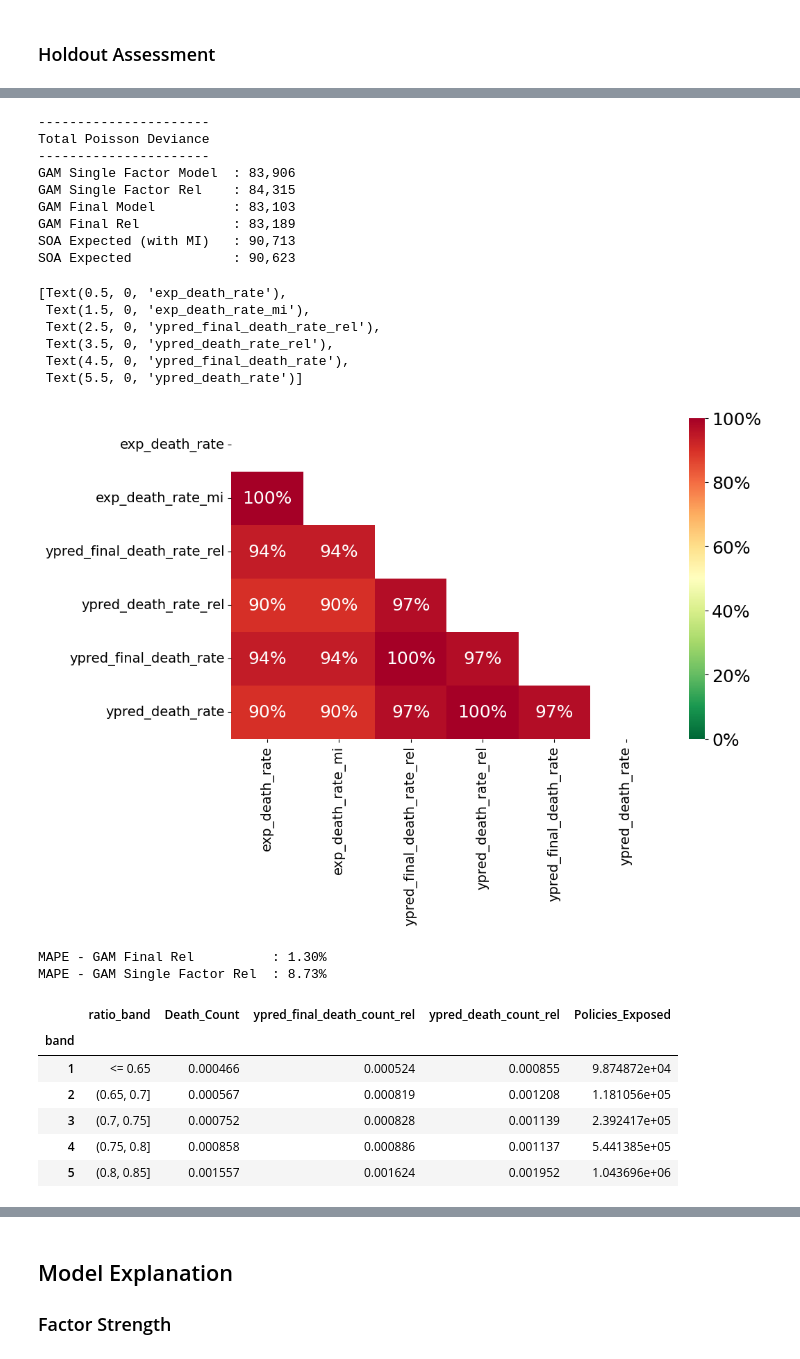
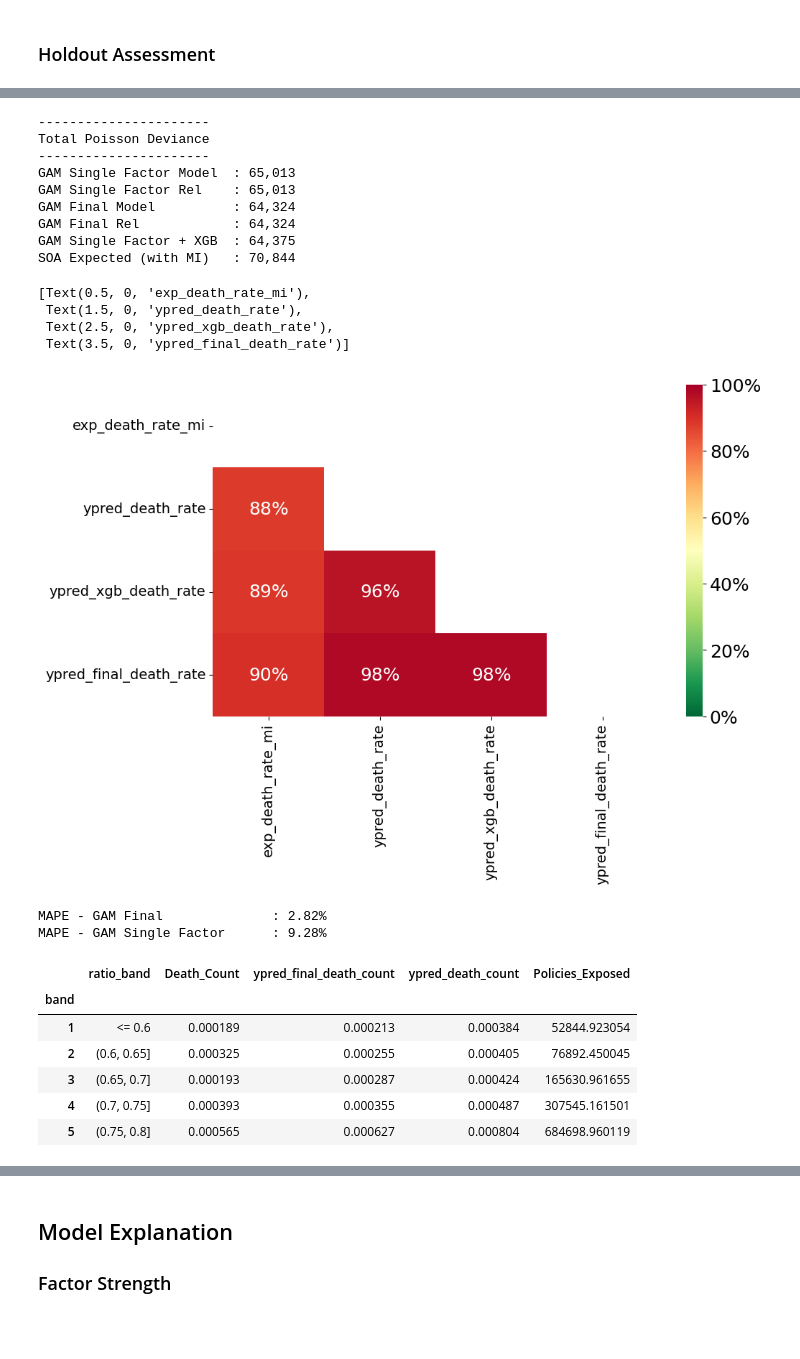
Before and after one commit to ckjackytam/ifoa-ds-health-care-wp, a Jupyter notebook: Python/big-pitch/04 - Final Model with Interaction.ipynb, the cells around one changed output, grey strips where cells are left out. Drawn from its saved outputs; the diff is of its cells as text; code cells hidden in the pictures; blank space fills up the shorter version.

```diff
--- a/Python/big-pitch/04 - Final Model with Interaction.ipynb
+++ b/Python/big-pitch/04 - Final Model with Interaction.ipynb
@@ -277,8 +278,8 @@ term_string, num_feat_map, cat_feat_map, interact_term_map = (
         cat_feat,
         X_train,
         interaction_term_list=interaction_list,
-        mono_dec_var_list=["Face_Amount_Band_ordinal"],
-        mono_inc_var_list=["Duration", "Issue_Age"],
+        mono_dec_var_list=["Face_Amount_Band_ordinal", "Issue_Year"],
+        # mono_inc_var_list=["Duration"],
     )
 )
 print(term_string)
@@ -608,9 +609,7 @@ ypred_test_df = (
         model_data[
             [
                 "Death_Count",
-                "ExpDth_VBT2015_Cnt",
                 "ExpDth_VBT2015wMI_Cnt",
-                "exp_death_rate",
                 "exp_death_rate_mi",
             ]
         ]
@@ -787,6 +786,6 @@ ypred_test_df["ypred_final_death_count_rel"] = (
 )
 ypred_test_df["ratio_diff"] = (
     ypred_test_df["ypred_final_death_count_rel"] / ypred_test_df["ypred_final_death_count"]
-)
+).round(rounding_num)
 ypred_test_df
 # %% [output]
@@ -808,11 +812,12 @@ ypred_test_df
 ### Holdout Assessment
 # %%
 ypred_sf_df = pd.read_parquet(sf_gam_pred_file)
+ypred_xgb_df = pd.read_parquet(xgb_gam_pred_file)
 
 # Left join the single-factor GAM predictions onto the ypred dataframe
 ypred_test_df = ypred_test_df.join(
     ypred_sf_df[["ypred_death_count", "ypred_death_rate_rel", "ypred_death_count_rel"]]
-)
+).join(ypred_xgb_df[["ypred_xgb_death_count", "ypred_xgb_death_rate"]])
 ypred_test_df["ypred_death_rate"] = (
     ypred_test_df["ypred_death_count"] / ypred_test_df[exposure]
 )
@@ -835,14 +857,13 @@ rel_final_dev = utils.total_poisson_dev(
     y=ypred_test_df["Death_Count"],
     y_pred=ypred_test_df["ypred_final_death_count_rel"],
 )
-
 exp_mi_dev = utils.total_poisson_dev(
     y=ypred_test_df["Death_Count"],
     y_pred=ypred_test_df["ExpDth_VBT2015wMI_Cnt"],
 )
-exp_dev = utils.total_poisson_dev(
+xgb_dev = utils.total_poisson_dev(
     y=ypred_test_df["Death_Count"],
-    y_pred=ypred_test_df["ExpDth_VBT2015_Cnt"],
+    y_pred=ypred_test_df["ypred_xgb_death_count"],
 )
 
 utils.pretty_print("Total Poisson Deviance")
@@ -850,73 +871,70 @@ print(f"{'GAM Single Factor Model':<25}: {gam_dev:,.0f}")
 print(f"{'GAM Single Factor Rel':<25}: {rel_dev:,.0f}")
 print(f"{'GAM Final Model':<25}: {gam_final_dev:,.0f}")
 print(f"{'GAM Final Rel':<25}: {rel_final_dev:,.0f}")
+print(f"{'GAM Single Factor + XGB':<25}: {xgb_dev:,.0f}")
 print(f"{'SOA Expected (with MI)':<25}: {exp_mi_dev:,.0f}")
-print(f"{'SOA Expected':<25}: {exp_dev:,.0f}")
 # %% [output]
 ----------------------
 Total Poisson Deviance
 ----------------------
-GAM Single Factor Model  : 83,906
-GAM Single Factor Rel    : 84,315
-GAM Final Model          : 83,103
-GAM Final Rel            : 83,189
-SOA Expected (with MI)   : 90,713
-SOA Expected             : 90,623
+GAM Single Factor Model  : 65,013
+GAM Single Factor Rel    : 65,013
+GAM Final Model          : 64,324
+GAM Final Rel            : 64,324
+GAM Single Factor + XGB  : 64,375
+SOA Expected (with MI)   : 70,844
 # %%
 ################################################################
 ################################################################
 
 rate_col = [
-    "exp_death_rate",
     "exp_death_rate_mi",
-    "ypred_final_death_rate_rel",
-    "ypred_death_rate_rel",
+    "ypred_death_rate",
+    "ypred_xgb_death_rate",
     "ypred_final_death_rate",
-    "ypred_death_rate",
+
 ]
 
 ################################################################
 ################################################################
 
 corr_mat = round(ypred_test_df[rate_col].corr(), 2)
 
 # Fill diagonal and upper half with NaNs
 mask = np.zeros_like(corr_mat, dtype=bool)
 mask[np.triu_indices_from(mask)] = True
 corr_mat[mask] = np.nan
 
 fig, ax = plt.subplots(figsize=(10, 6))
 ax = sns.heatmap(
     corr_mat,
     annot=True,
     annot_kws={"size": label_fontsize},
     fmt=".0%",
     vmin=0,
     vmax=1,
     cmap="RdYlGn_r",
 )
 
 colorbar = ax.collections[0].colorbar
 colorbar.ax.tick_params(labelsize=label_fontsize)
 colorbar.ax.yaxis.set_major_formatter(mtick.PercentFormatter(1))
 
 ax.set_facecolor("white")
 ax.set_yticklabels(rate_col, fontsize=tick_fontsize)
 ax.set_xticklabels(rate_col, fontsize=tick_fontsize)
 # %% [output]
-[Text(0.5, 0, 'exp_death_rate'),
- Text(1.5, 0, 'exp_death_rate_mi'),
- Text(2.5, 0, 'ypred_final_death_rate_rel'),
- Text(3.5, 0, 'ypred_death_rate_rel'),
- Text(4.5, 0, 'ypred_final_death_rate'),
- Text(5.5, 0, 'ypred_death_rate')]
+[Text(0.5, 0, 'exp_death_rate_mi'),
+ Text(1.5, 0, 'ypred_death_rate'),
+ Text(2.5, 0, 'ypred_xgb_death_rate'),
+ Text(3.5, 0, 'ypred_final_death_rate')]
-[figure, old version]
+[figure, new version]
 # %%
 ################################################################
 ################################################################
 
 # Define the list of new to current model prediction column names
-predict = ["ypred_final_death_count_rel", "ypred_death_count_rel"]
+predict = ["ypred_final_death_count", "ypred_death_count"]
 
 ################################################################
 ################################################################
@@ -935,20 +953,20 @@ mape_expected = mean_absolute_percentage_error(
     d.double_lift_table[predict[1]],
     sample_weight=d.double_lift_table[exposure],
 )
-print(f"{'MAPE - GAM Final Rel':<30}: {mape_gam:.2%}")
-print(f"{'MAPE - GAM Single Factor Rel':<30}: {mape_expected:.2%}")
+print(f"{'MAPE - GAM Final':<30}: {mape_gam:.2%}")
+print(f"{'MAPE - GAM Single Factor':<30}: {mape_expected:.2%}")
 
 d.double_lift_table.head()
 # %% [output]
-MAPE - GAM Final Rel          : 1.30%
-MAPE - GAM Single Factor Rel  : 8.73%
+MAPE - GAM Final              : 2.82%
+MAPE - GAM Single Factor      : 9.28%
-|  | ratio_band | Death_Count | ypred_final_death_count_rel | ypred_death_count_rel | Policies_Exposed |
+|  | ratio_band | Death_Count | ypred_final_death_count | ypred_death_count | Policies_Exposed |
 | band |  |  |  |  |  |
-| 1 | <= 0.65 | 0.000466 | 0.000524 | 0.000855 | 9.874872e+04 |
-| 2 | (0.65, 0.7] | 0.000567 | 0.000819 | 0.001208 | 1.181056e+05 |
-| 3 | (0.7, 0.75] | 0.000752 | 0.000828 | 0.001139 | 2.392417e+05 |
-| 4 | (0.75, 0.8] | 0.000858 | 0.000886 | 0.001137 | 5.441385e+05 |
-| 5 | (0.8, 0.85] | 0.001557 | 0.001624 | 0.001952 | 1.043696e+06 |
+| 1 | <= 0.6 | 0.000189 | 0.000213 | 0.000384 | 52844.923054 |
+| 2 | (0.6, 0.65] | 0.000325 | 0.000255 | 0.000405 | 76892.450045 |
+| 3 | (0.65, 0.7] | 0.000193 | 0.000287 | 0.000424 | 165630.961655 |
+| 4 | (0.7, 0.75] | 0.000393 | 0.000355 | 0.000487 | 307545.161501 |
+| 5 | (0.75, 0.8] | 0.000565 | 0.000627 | 0.000804 | 684698.960119 |
 # %%
 ###########################################################################
 ###########################################################################
```
Also changed, not shown: parts of 34 cells of this notebook, 3 other files.
